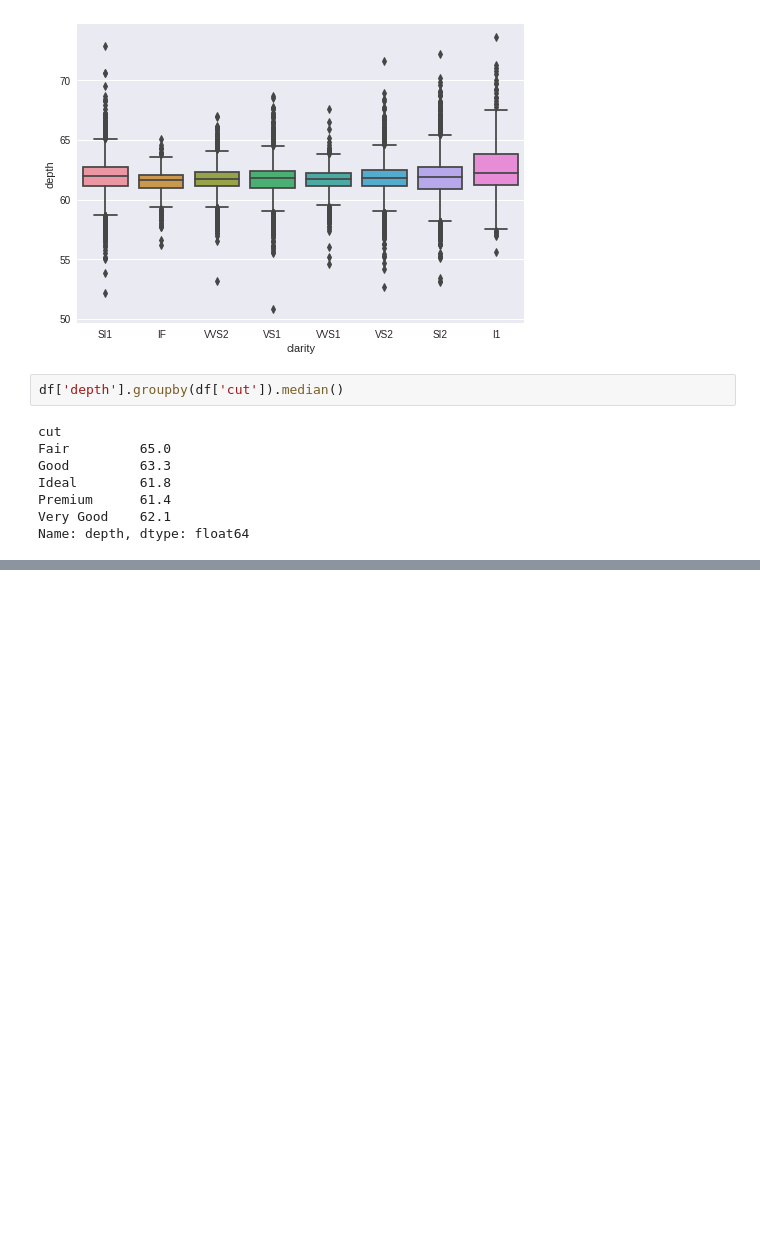
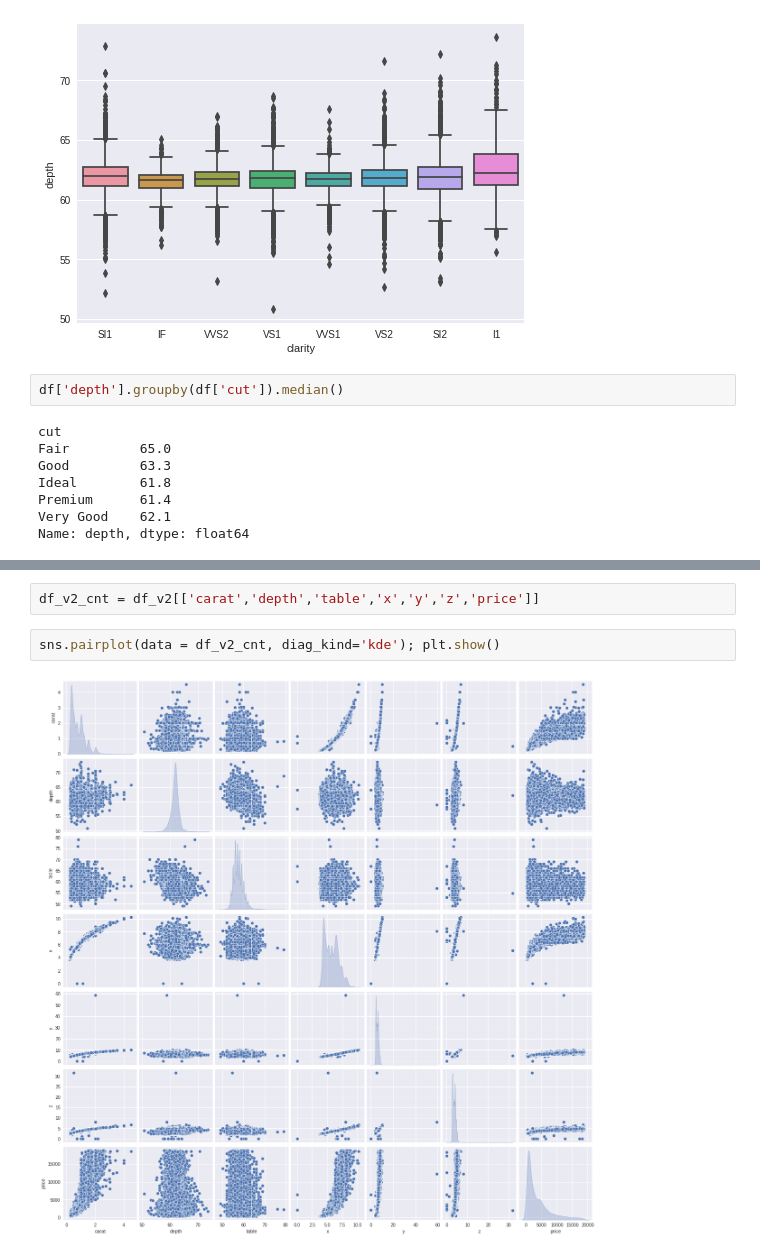
Before and after one commit to sarang-manohar/hogwarts, a Jupyter notebook: academia/predictiveModeling/code/linear_regression_cubic_zirconia.ipynb, the cells around one changed output, grey strips where cells are left out. Cells and saved outputs as stored; diff of their text form; blank space fills up the shorter version.

```diff
--- a/academia/predictiveModeling/code/linear_regression_cubic_zirconia.ipynb
+++ b/academia/predictiveModeling/code/linear_regression_cubic_zirconia.ipynb
@@ -353,0 +353,6 @@ for i in df_cat.columns: sns.countplot(df_cat[i]); plt.show()
+# %%
+df_v2_cnt = df_v2[['carat','depth','table','x','y','z','price']]
+# %%
+sns.pairplot(data = df_v2_cnt, diag_kind='kde'); plt.show()
+# %% [output]
+[figure, added]
```
Also changed, not shown: parts of 69 cells of this notebook.
